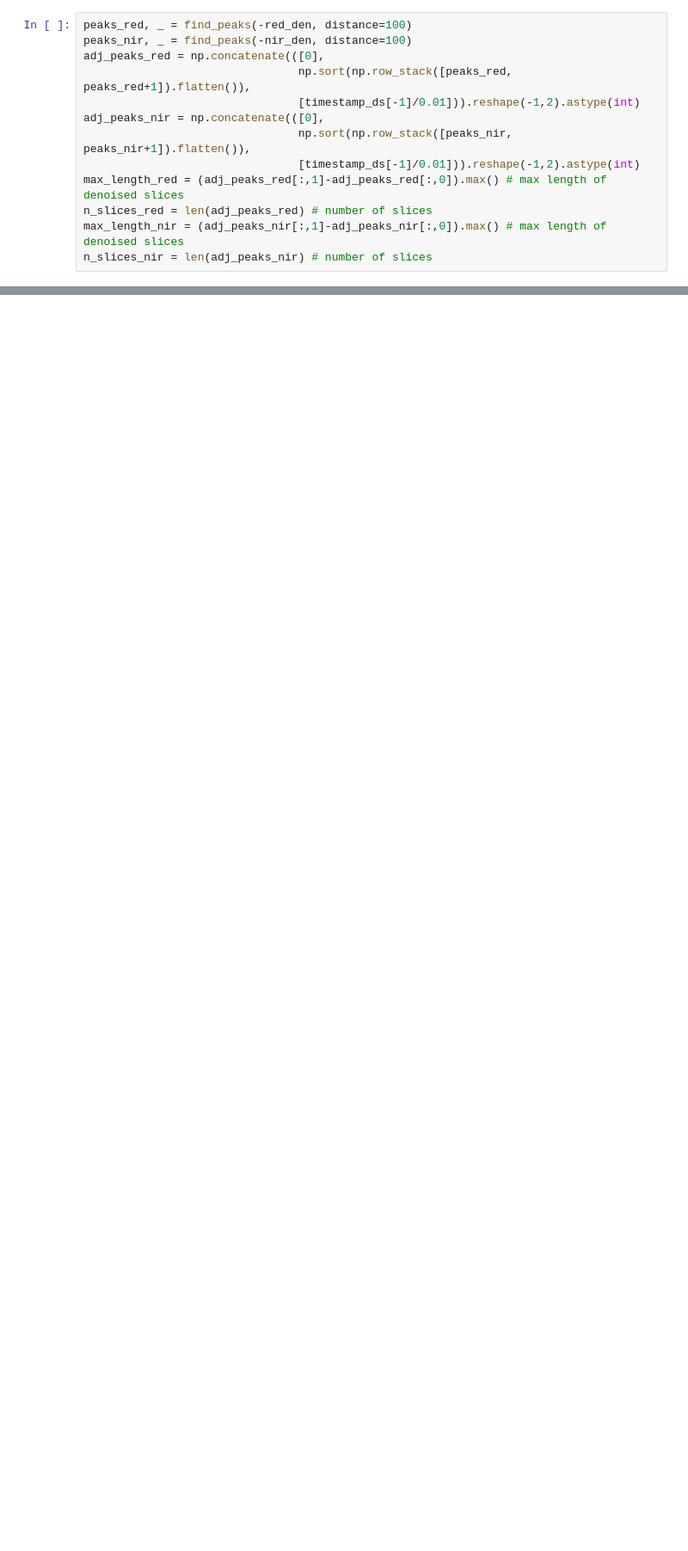
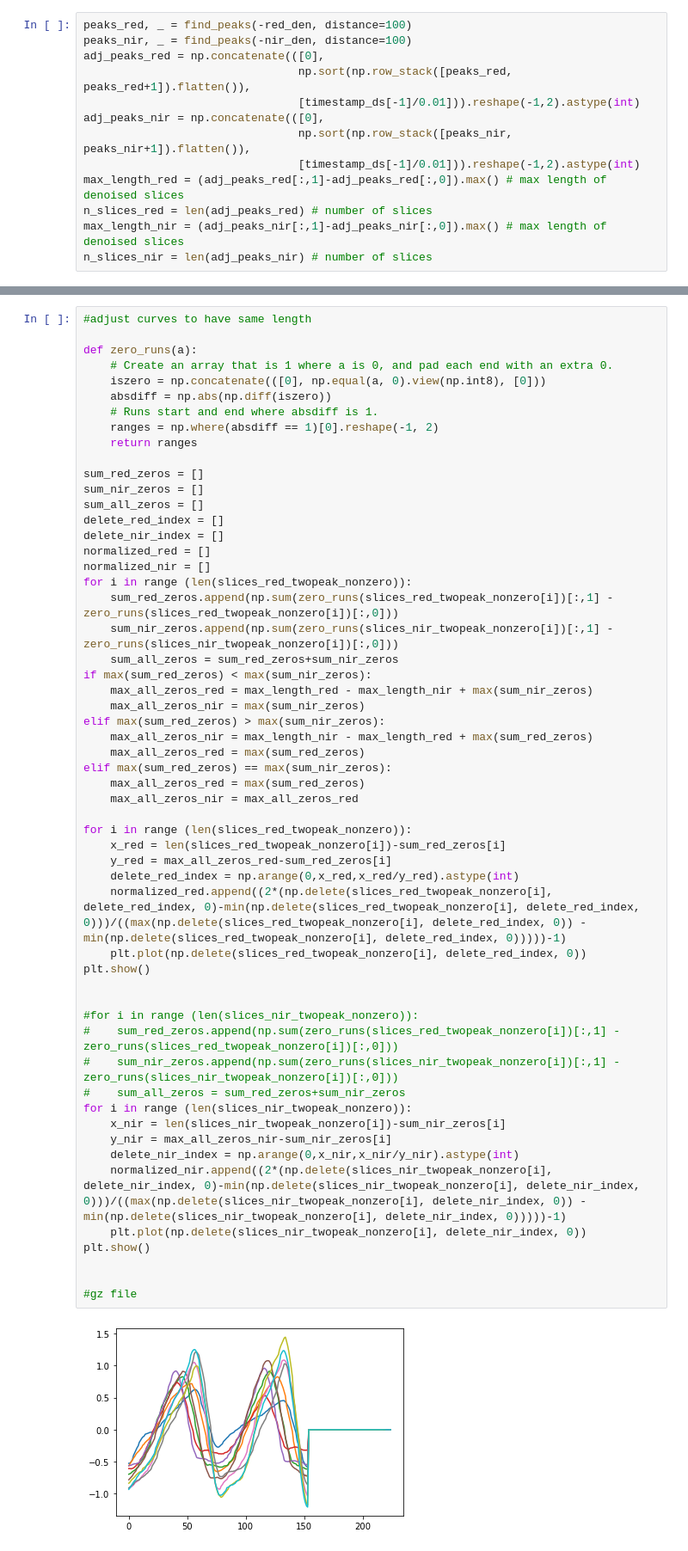
Before and after one commit to Zehao-x/diabetes_classification, a Jupyter notebook: glucose detection.ipynb, the cells around one changed output, grey strips where cells are left out. Shown: that part at 86% size. Drawn from its saved outputs; the diff is of its cells as text; blank space fills up the shorter version.

```diff
--- a/glucose detection.ipynb
+++ b/glucose detection.ipynb
@@ -95,0 +157,57 @@ plt.show()
+# %%
+#adjust curves to have same length
+
+def zero_runs(a):
+    # Create an array that is 1 where a is 0, and pad each end with an extra 0.
+    iszero = np.concatenate(([0], np.equal(a, 0).view(np.int8), [0]))
+    absdiff = np.abs(np.diff(iszero))
+    # Runs start and end where absdiff is 1.
+    ranges = np.where(absdiff == 1)[0].reshape(-1, 2)
+    return ranges
+
+sum_red_zeros = []
+sum_nir_zeros = []
+sum_all_zeros = []
+delete_red_index = []
+delete_nir_index = []
+normalized_red = []
+normalized_nir = []
+for i in range (len(slices_red_twopeak_nonzero)):
+    sum_red_zeros.append(np.sum(zero_runs(slices_red_twopeak_nonzero[i])[:,1] - zero_runs(slices_red_twopeak_nonzero[i])[:,0]))
+    sum_nir_zeros.append(np.sum(zero_runs(slices_nir_twopeak_nonzero[i])[:,1] - zero_runs(slices_nir_twopeak_nonzero[i])[:,0]))
+    sum_all_zeros = sum_red_zeros+sum_nir_zeros
+if max(sum_red_zeros) < max(sum_nir_zeros):
+    max_all_zeros_red = max_length_red - max_length_nir + max(sum_nir_zeros)
+    max_all_zeros_nir = max(sum_nir_zeros)
+elif max(sum_red_zeros) > max(sum_nir_zeros):
+    max_all_zeros_nir = max_length_nir - max_length_red + max(sum_red_zeros)
+    max_all_zeros_red = max(sum_red_zeros)
+elif max(sum_red_zeros) == max(sum_nir_zeros):
+    max_all_zeros_red = max(sum_red_zeros)
+    max_all_zeros_nir = max_all_zeros_red
+
+for i in range (len(slices_red_twopeak_nonzero)):
+    x_red = len(slices_red_twopeak_nonzero[i])-sum_red_zeros[i]
+    y_red = max_all_zeros_red-sum_red_zeros[i]
+    delete_red_index = np.arange(0,x_red,x_red/y_red).astype(int)
+    normalized_red.append((2*(np.delete(slices_red_twopeak_nonzero[i], delete_red_index, 0)-min(np.delete(slices_red_twopeak_nonzero[i], delete_red_index, 0)))/((max(np.delete(slices_red_twopeak_nonzero[i], delete_red_index, 0)) - min(np.delete(slices_red_twopeak_nonzero[i], delete_red_index, 0)))))-1)
+    plt.plot(np.delete(slices_red_twopeak_nonzero[i], delete_red_index, 0))
+plt.show()
+
+
+#for i in range (len(slices_nir_twopeak_nonzero)):
+#    sum_red_zeros.append(np.sum(zero_runs(slices_red_twopeak_nonzero[i])[:,1] - zero_runs(slices_red_twopeak_nonzero[i])[:,0]))
+#    sum_nir_zeros.append(np.sum(zero_runs(slices_nir_twopeak_nonzero[i])[:,1] - zero_runs(slices_nir_twopeak_nonzero[i])[:,0]))
+#    sum_all_zeros = sum_red_zeros+sum_nir_zeros
+for i in range (len(slices_nir_twopeak_nonzero)):
+    x_nir = len(slices_nir_twopeak_nonzero[i])-sum_nir_zeros[i]
+    y_nir = max_all_zeros_nir-sum_nir_zeros[i]
+    delete_nir_index = np.arange(0,x_nir,x_nir/y_nir).astype(int)
+    normalized_nir.append((2*(np.delete(slices_nir_twopeak_nonzero[i], delete_nir_index, 0)-min(np.delete(slices_nir_twopeak_nonzero[i], delete_nir_index, 0)))/((max(np.delete(slices_nir_twopeak_nonzero[i], delete_nir_index, 0)) - min(np.delete(slices_nir_twopeak_nonzero[i], delete_nir_index, 0)))))-1)
+    plt.plot(np.delete(slices_nir_twopeak_nonzero[i], delete_nir_index, 0))
+plt.show()
+
+
+#gz file
+# %% [output]
+[figure, added]
```
Also changed, not shown: parts of 12 cells of this notebook.
